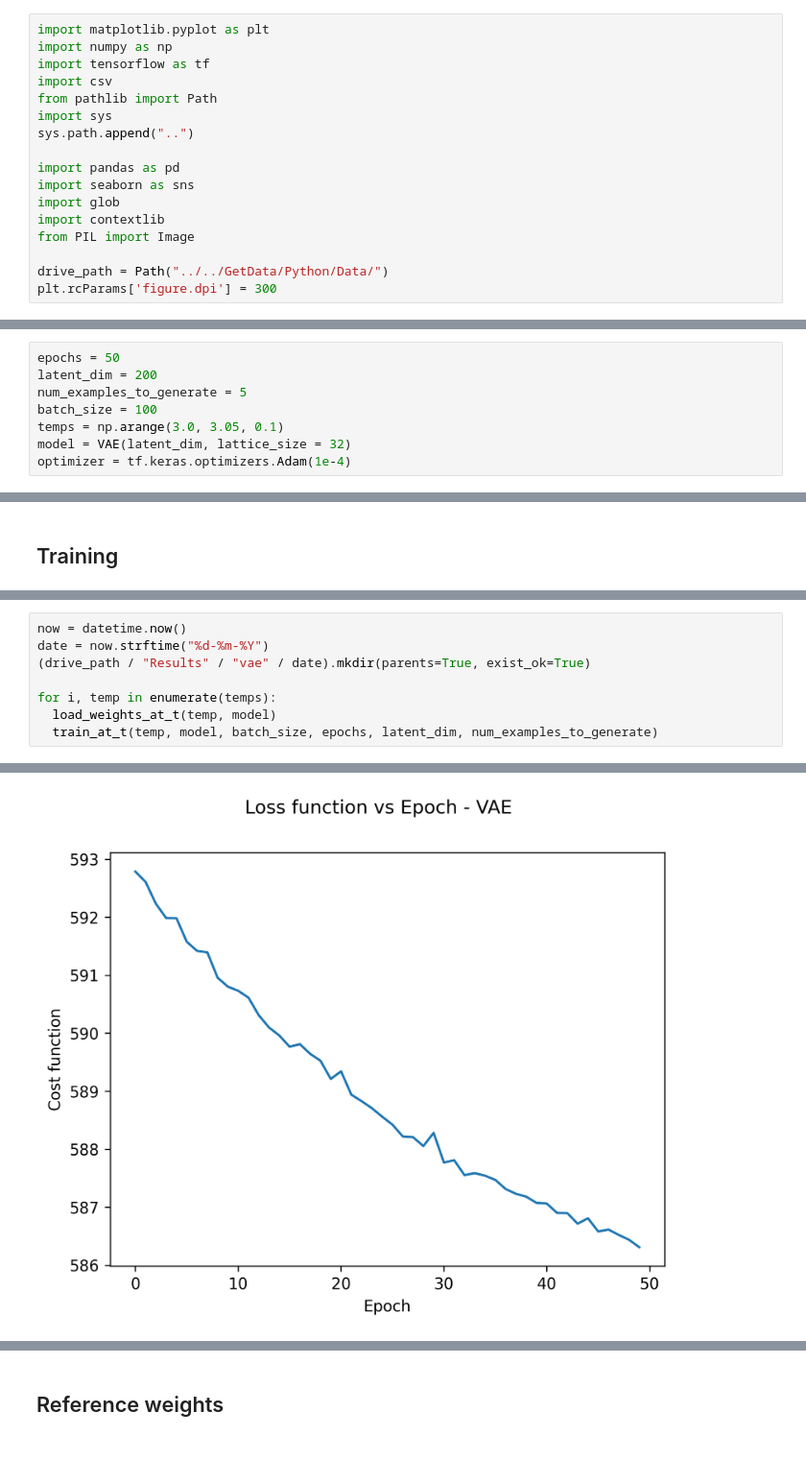
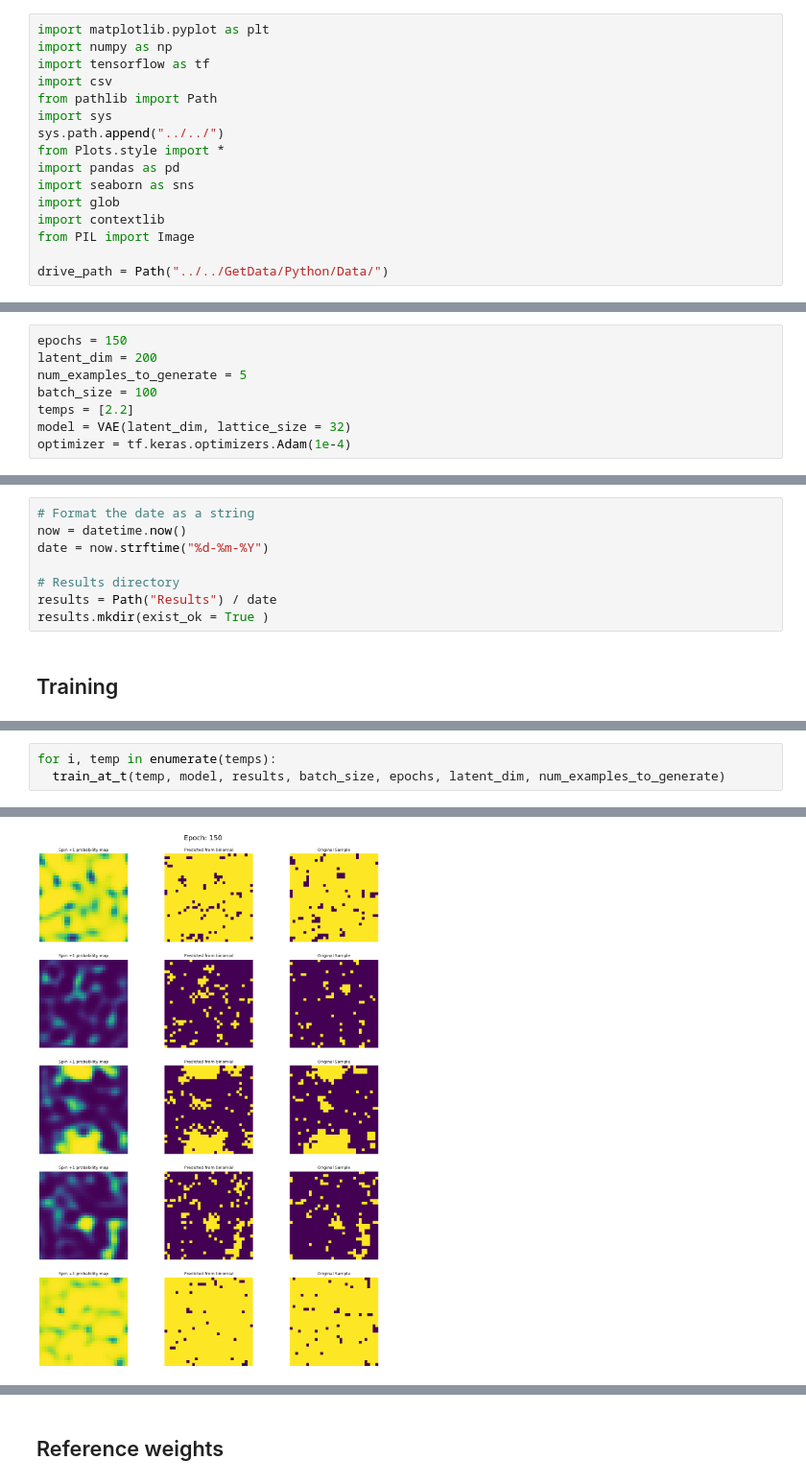
Before and after one commit to pSzyc/Ising, a Jupyter notebook: Model/VAE/VAE.ipynb, the cells around one changed output, grey strips where cells are left out. Shown at 96% size. Drawn from its saved outputs; the diff is of its cells as text; blank space fills up the shorter version.

```diff
--- a/Model/VAE/VAE.ipynb
+++ b/Model/VAE/VAE.ipynb
@@ -5,8 +5,8 @@ import tensorflow as tf
 import csv
 from pathlib import Path
 import sys
-sys.path.append("..")
-
+sys.path.append("../../")
+from Plots.style import *
 import pandas as pd
 import seaborn as sns
 import glob
@@ -14,5 +14,4 @@ import contextlib
 from PIL import Image
 
 drive_path = Path("../../GetData/Python/Data/")
-plt.rcParams['figure.dpi'] = 300
 # %% [output]
@@ -371,10 +340,10 @@ def train_at_t(temp, model, batch_size = 100, epochs = 50, latent_dim = 200, num
   model.save_weights(results / f'vae{temp:.2}.h5',save_format='h5')
 # %%
-epochs = 50
+epochs = 150
 latent_dim = 200
 num_examples_to_generate = 5
 batch_size = 100
-temps = np.arange(3.0, 3.05, 0.1)
+temps = [2.2]
 model = VAE(latent_dim, lattice_size = 32)
 optimizer = tf.keras.optimizers.Adam(1e-4)
 # %% [output]
@@ -382,2 +351,10 @@ optimizer = tf.keras.optimizers.Adam(1e-4)
+# %%
+# Format the date as a string
+now = datetime.now()
+date = now.strftime("%d-%m-%Y")
+
+# Results directory
+results = Path("Results") / date
+results.mkdir(exist_ok = True )
 # %% [markdown]
 ## Training
@@ -388,9 +361,4 @@ array([3.])
 # %%
-now = datetime.now()
-date = now.strftime("%d-%m-%Y")
-(drive_path / "Results" / "vae" / date).mkdir(parents=True, exist_ok=True)
-
 for i, temp in enumerate(temps):
-  load_weights_at_t(temp, model)
-  train_at_t(temp, model, batch_size, epochs, latent_dim, num_examples_to_generate)
+  train_at_t(temp, model, results, batch_size, epochs, latent_dim, num_examples_to_generate)
 # %% [output]
@@ -419 +367 @@ Epoch: 50, Test set ELBO: -586.3079223632812, Time needed: 8.348041534423828
-[figure, old version]
+[figure, new version]
```
Also changed, not shown: parts of 8 cells of this notebook, 3 other files.
